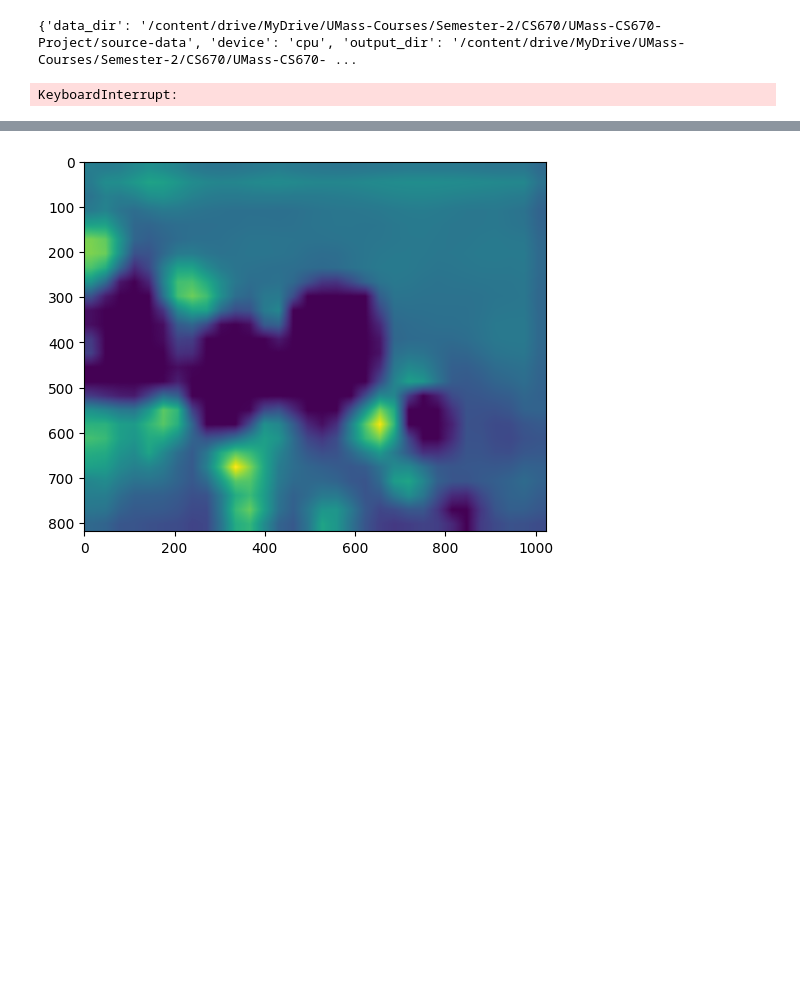
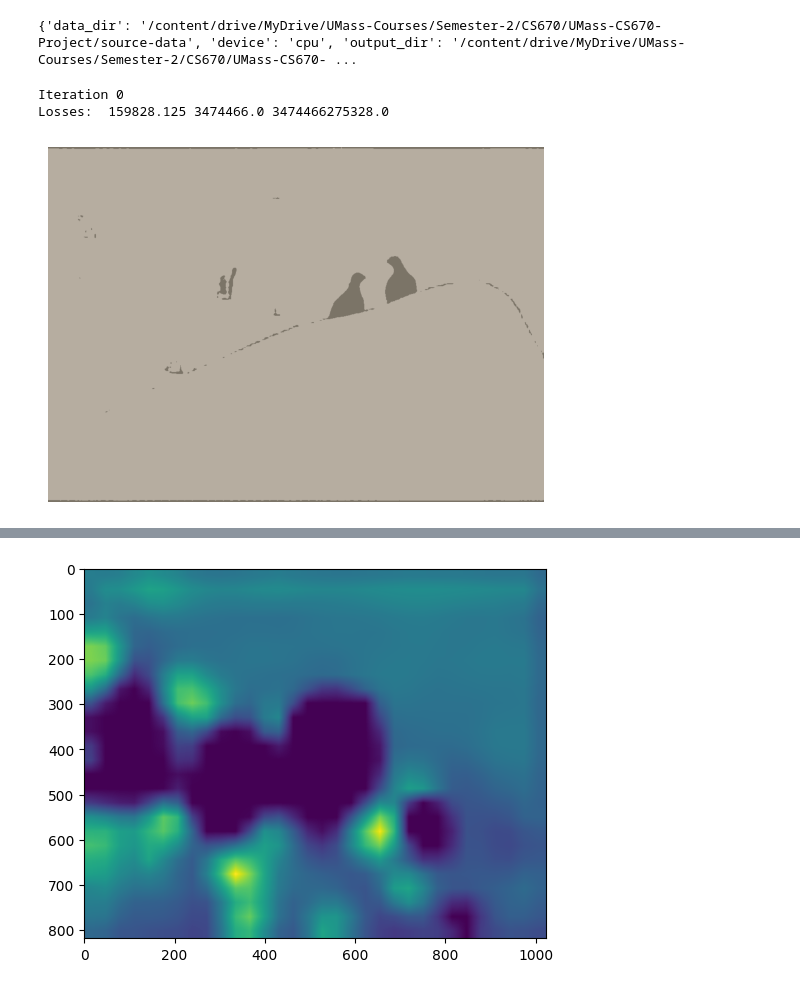
Before and after one commit to VinitraMk/UMass-CS670-Project, a Jupyter notebook: Index.ipynb, the cells around one changed output, grey strips where cells are left out. Drawn from its saved outputs; the diff is of its cells as text; code cells hidden in the pictures; blank space fills up the shorter version.

```diff
--- a/Index.ipynb
+++ b/Index.ipynb
@@ -615,36 +615,38 @@ for texture in selected_textures:
     style_img = read_image(f'./source-data/Textures/{texture}.jpg')
     #img = read_image('./source-data/Mini-Set/bgm-bird-1.jpg')
     #print(img.size())
     #layer_visualizer(img, args)
 
     run_style_transfer_pipeline(args, texture, param_dict[texture]['style_weights'], last_run)
 '''
 
 parser = argparse.ArgumentParser()
 parser.add_argument('--batch_size', type = int, default = 1)
 parser.add_argument('--model_name', type=str, default='vgg')
 parser.add_argument('--lr', type=float, default=1)
-parser.add_argument('--max_iter', type=int, default=100)
-parser.add_argument('--iter_interval', type=int, default=20)
+parser.add_argument('--max_iter', type=int, default=60)
+parser.add_argument('--iter_interval', type=int, default=10)
 args = parser.parse_args(args=[])
 
 style_img = read_image(f'./source-data/Textures/red-sand.jpg')
 img = read_image('./source-data/Mini-Set/bgm-bird-2.jpg')
 #img = img[None, :]
 #print(img.size())
 #layer_visualizer(img, args)
 #layer_visualizer(style_img, args)
 #style_layers = [1, 6, 11, 20, 29] #[2]
 style_layers = [0, 5, 10, 19, 28]
 content_layer = 21 #22
 style_weights = [1] * 5 #[1.5]*5
 content_weight = 1 #1e-4 #1
 #total_variance_weight = 1e-3 #1e-5 4
 lamda = 1e-4
 eta = 1e6
 deep_style_transfer(img, style_img, style_layers, content_layer, content_weight, style_weights, lamda, eta, args)
 # %% [output]
-KeyboardInterrupt:
+Iteration 0
+Losses:  159828.125 3474466.0 3474466275328.0
+[figure, added]
 # %%
 import torch
 import torch.nn as nn
```
Also changed, not shown: parts of 4 cells of this notebook.
